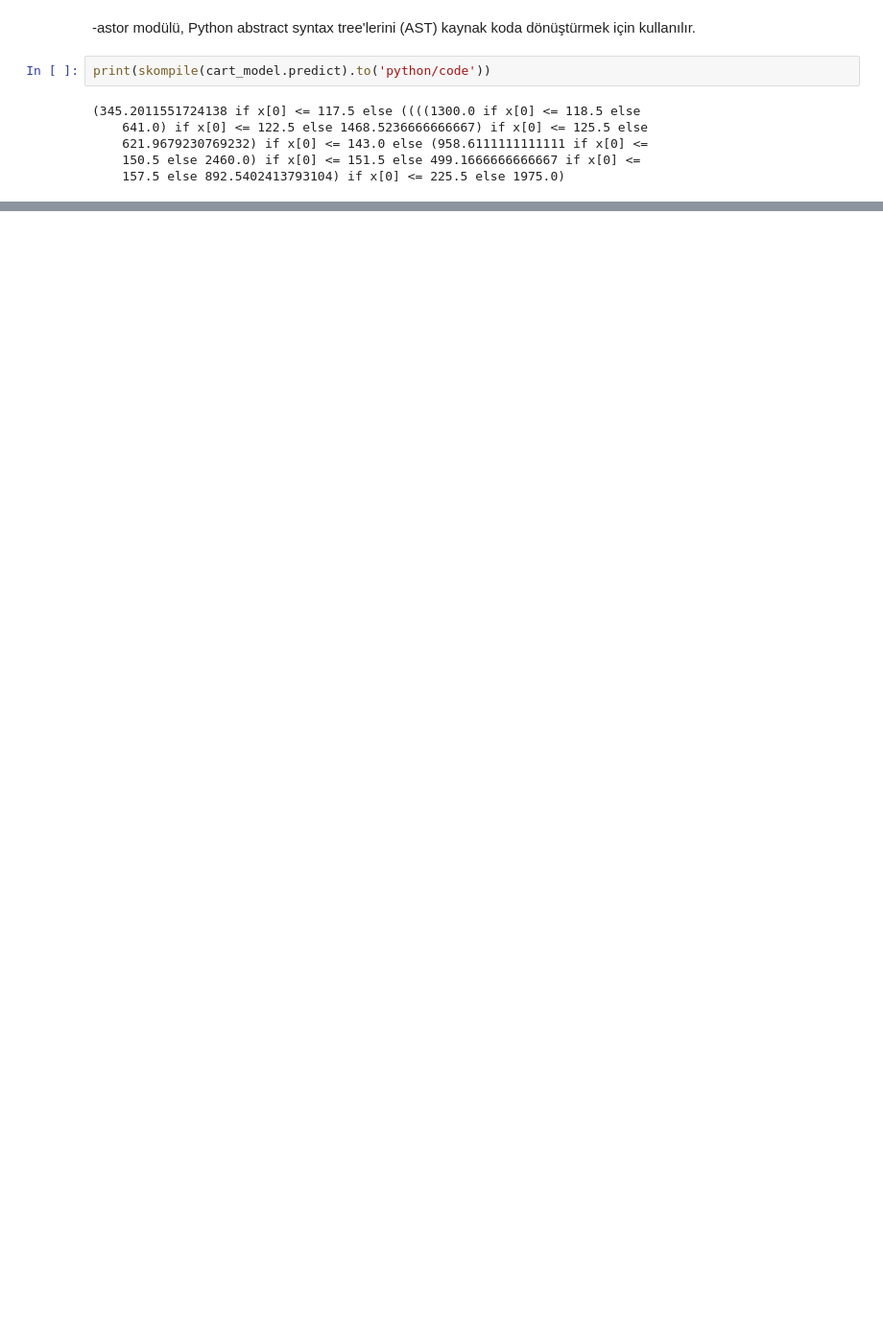
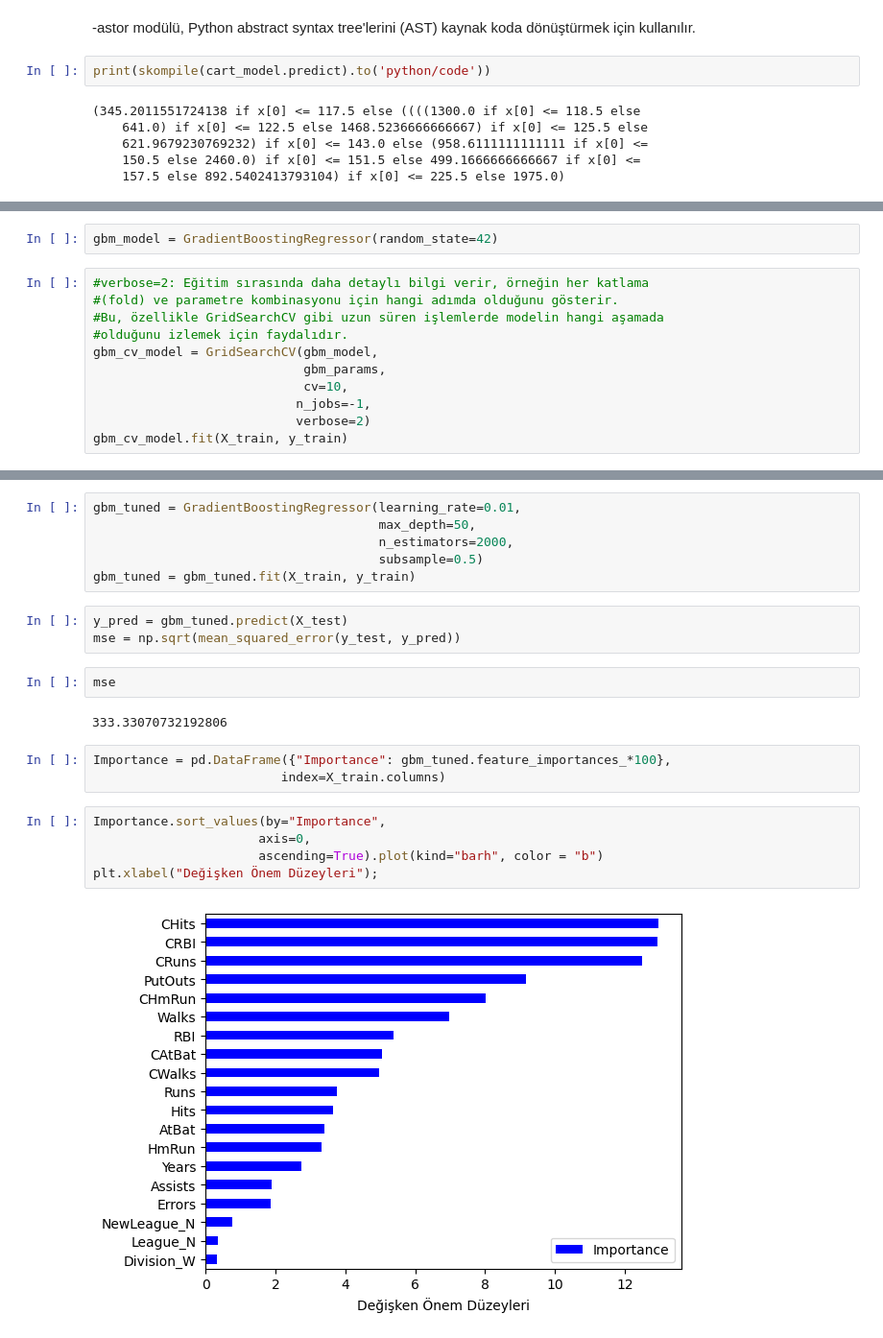
Before and after one commit to abdurrezzakekidi/DataScienceJourney, a Jupyter notebook: data science/ML_Nonlinear_Regression_Models.ipynb, the cells around one changed output, grey strips where cells are left out. Shown at 96% size. Drawn from its saved outputs; the diff is of its cells as text; blank space fills up the shorter version.

```diff
--- a/data science/ML_Nonlinear_Regression_Models.ipynb
+++ b/data science/ML_Nonlinear_Regression_Models.ipynb
@@ -537,0 +881,13 @@ print(skompile(cart_model.predict).to('python/code'))
+# %%
+gbm_model = GradientBoostingRegressor(random_state=42)
+# %%
+#verbose=2: Eğitim sırasında daha detaylı bilgi verir, örneğin her katlama
+#(fold) ve parametre kombinasyonu için hangi adımda olduğunu gösterir.
+#Bu, özellikle GridSearchCV gibi uzun süren işlemlerde modelin hangi aşamada
+#olduğunu izlemek için faydalıdır.
+gbm_cv_model = GridSearchCV(gbm_model,
+                            gbm_params,
+                            cv=10,
+                           n_jobs=-1,
+                           verbose=2)
+gbm_cv_model.fit(X_train, y_train)
@@ -537,0 +910,23 @@ print(skompile(cart_model.predict).to('python/code'))
+# %%
+gbm_tuned = GradientBoostingRegressor(learning_rate=0.01,
+                                      max_depth=50,
+                                      n_estimators=2000,
+                                      subsample=0.5)
+gbm_tuned = gbm_tuned.fit(X_train, y_train)
+# %%
+y_pred = gbm_tuned.predict(X_test)
+mse = np.sqrt(mean_squared_error(y_test, y_pred))
+# %%
+mse
+# %% [output]
+333.33070732192806
+# %%
+Importance = pd.DataFrame({"Importance": gbm_tuned.feature_importances_*100},
+                         index=X_train.columns)
+# %%
+Importance.sort_values(by="Importance",
+                      axis=0,
+                      ascending=True).plot(kind="barh", color = "b")
+plt.xlabel("Değişken Önem Düzeyleri");
+# %% [output]
+[figure, added]
```
Also changed, not shown: parts of 139 cells of this notebook.
